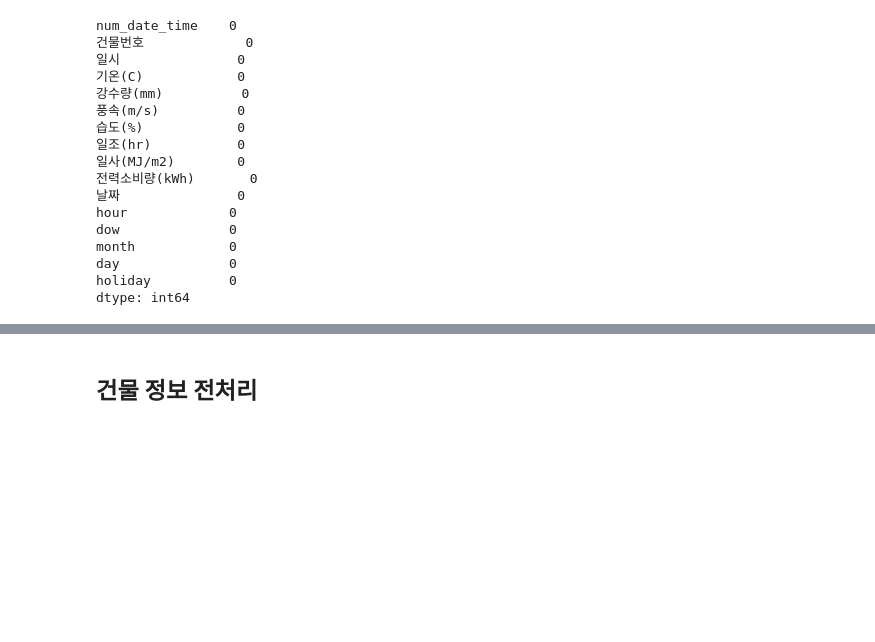
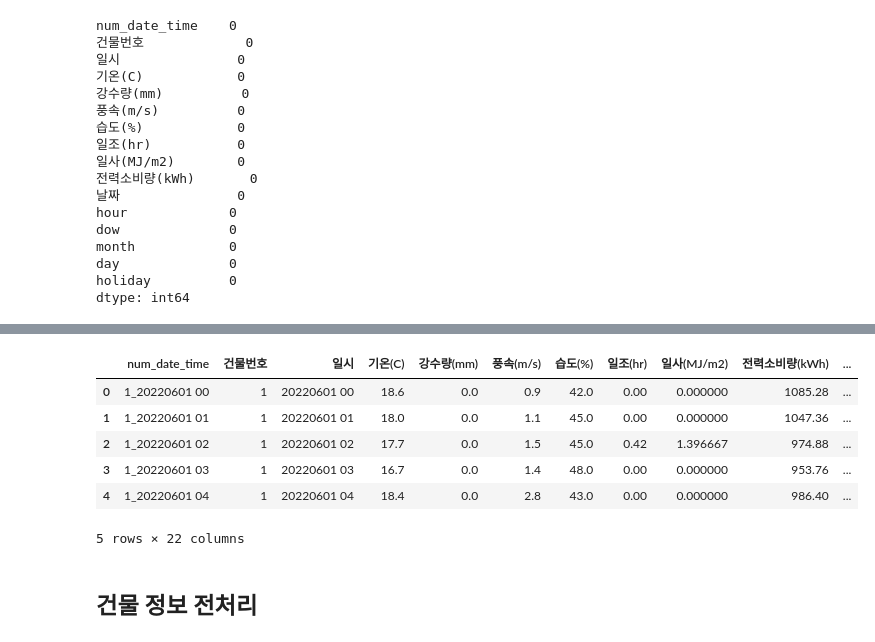
Before and after one commit to jihun0423/electric_predict, a Jupyter notebook: electric.ipynb, the cells around one changed output, grey strips where cells are left out. Cells and saved outputs as stored; diff of their text form; code cells hidden in the pictures; blank space fills up the shorter version.

```diff
--- a/electric.ipynb
+++ b/electric.ipynb
@@ -177,5 +207,9 @@ df
 # %%
-df_numdowhour_mean = df.groupby('건물번호','dow','hour',as_index=False).mean()['일시','전력소비량(kWh)'].rename({'전력소비량(kWh): kWh_ndh_mean'})
-df_numdowhour_sd = df.groupby('건물번호','dow','hour',as_index=False).std()['일시','전력소비량(kWh)'].rename({'전력소비량(kWh): kWh_ndh_std'})
-df_numdow_mean = df.groupby('건물번호','dow',as_index=False).mean()['일시','전력소비량(kWh)'].rename({'전력소비량(kWh): kWh_nh_mean'})
-df_numdow_sd = df.groupby('건물번호','dow',as_index=False).std()['일시','전력소비량(kWh)'].rename({'전력소비량(kWh): kWh_nh_std'})
+df_numdowhour_mean = df.groupby(['건물번호','dow','hour'],as_index=False).mean()[['건물번호','dow','hour','전력소비량(kWh)']]
+df_numdowhour_mean.columns.values[3] = 'kWh_ndh_mean'
+df_numdowhour_sd = df.groupby(['건물번호','dow','hour'],as_index=False).std()[['건물번호','dow','hour','전력소비량(kWh)']]
+df_numdowhour_sd.columns.values[3] = 'kWh_ndh_std'
+df_numdow_mean = df.groupby(['건물번호','dow'],as_index=False).mean()[['건물번호','dow','전력소비량(kWh)']]
+df_numdow_mean.columns.values[2] = 'kWh_nh_mean'
+df_numdow_sd = df.groupby(['건물번호','dow'],as_index=False).std()[['건물번호','dow','전력소비량(kWh)']]
+df_numdow_sd.columns.values[2] = 'kWh_nh_sd'
@@ -184,3 +221,13 @@ df.merge(df_numdowhour_mean,on='일시',how='left')
+# %%
+df.head()
+# %% [output]
+|  | num_date_time | 건물번호 | 일시 | 기온(C) | 강수량(mm) | 풍속(m/s) | 습도(%) | 일조(hr) | 일사(MJ/m2) | 전력소비량(kWh) | ... |
+| 0 | 1_20220601 00 | 1 | 20220601 00 | 18.6 | 0.0 | 0.9 | 42.0 | 0.00 | 0.000000 | 1085.28 | ... |
+| 1 | 1_20220601 01 | 1 | 20220601 01 | 18.0 | 0.0 | 1.1 | 45.0 | 0.00 | 0.000000 | 1047.36 | ... |
+| 2 | 1_20220601 02 | 1 | 20220601 02 | 17.7 | 0.0 | 1.5 | 45.0 | 0.42 | 1.396667 | 974.88 | ... |
+| 3 | 1_20220601 03 | 1 | 20220601 03 | 16.7 | 0.0 | 1.4 | 48.0 | 0.00 | 0.000000 | 953.76 | ... |
+| 4 | 1_20220601 04 | 1 | 20220601 04 | 18.4 | 0.0 | 2.8 | 43.0 | 0.00 | 0.000000 | 986.40 | ... |
+5 rows × 22 columns
 # %% [markdown]
 ## 건물 정보 전처리
 # %%
```
Also changed, not shown: parts of 33 cells of this notebook.
